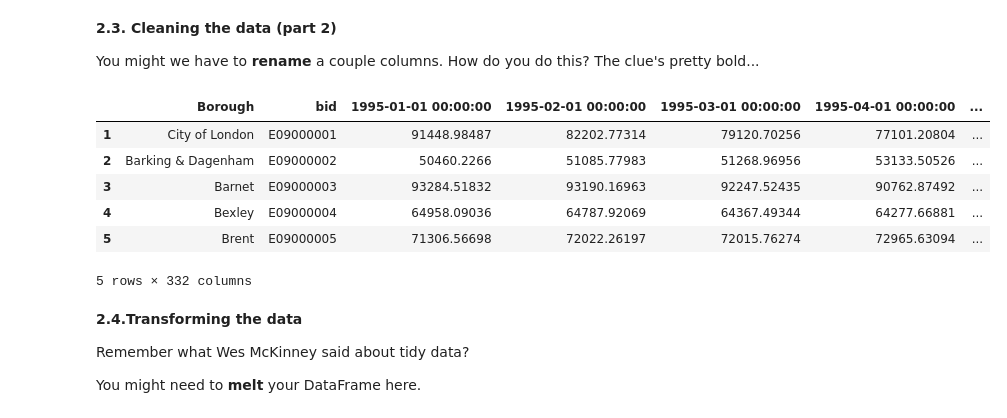
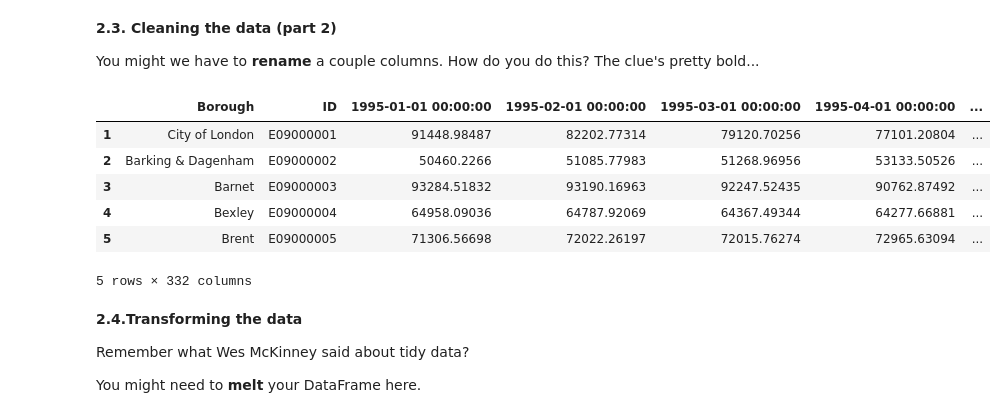
Before and after one commit to fortunatolouis/Springboard, a Jupyter notebook: LondonCalling/Unit 4 Challenge - Tier 3.ipynb, the cells around one changed output. Drawn from its saved outputs; the diff is of its cells as text; code cells hidden in the pictures.

```diff
--- a/LondonCalling/Unit 4 Challenge - Tier 3.ipynb
+++ b/LondonCalling/Unit 4 Challenge - Tier 3.ipynb
@@ -167,10 +128,10 @@ properties.head()
 You might we have to **rename** a couple columns. How do you do this? The clue's pretty bold...
 # %%
 properties = properties.rename(columns={"Unnamed: 0": "Borough"})
-properties.columns.values[1] = 'bid'
+properties.columns.values[1] = 'ID'
 properties.head()
 # %% [output]
-|  | Borough | bid | 1995-01-01 00:00:00 | 1995-02-01 00:00:00 | 1995-03-01 00:00:00 | 1995-04-01 00:00:00 | ... |
+|  | Borough | ID | 1995-01-01 00:00:00 | 1995-02-01 00:00:00 | 1995-03-01 00:00:00 | 1995-04-01 00:00:00 | ... |
 | 1 | City of London | E09000001 | 91448.98487 | 82202.77314 | 79120.70256 | 77101.20804 | ... |
 | 2 | Barking & Dagenham | E09000002 | 50460.2266 | 51085.77983 | 51268.96956 | 53133.50526 | ... |
 | 3 | Barnet | E09000003 | 93284.51832 | 93190.16963 | 92247.52435 | 90762.87492 | ... |
```
Also changed, not shown: parts of 11 cells of this notebook.
